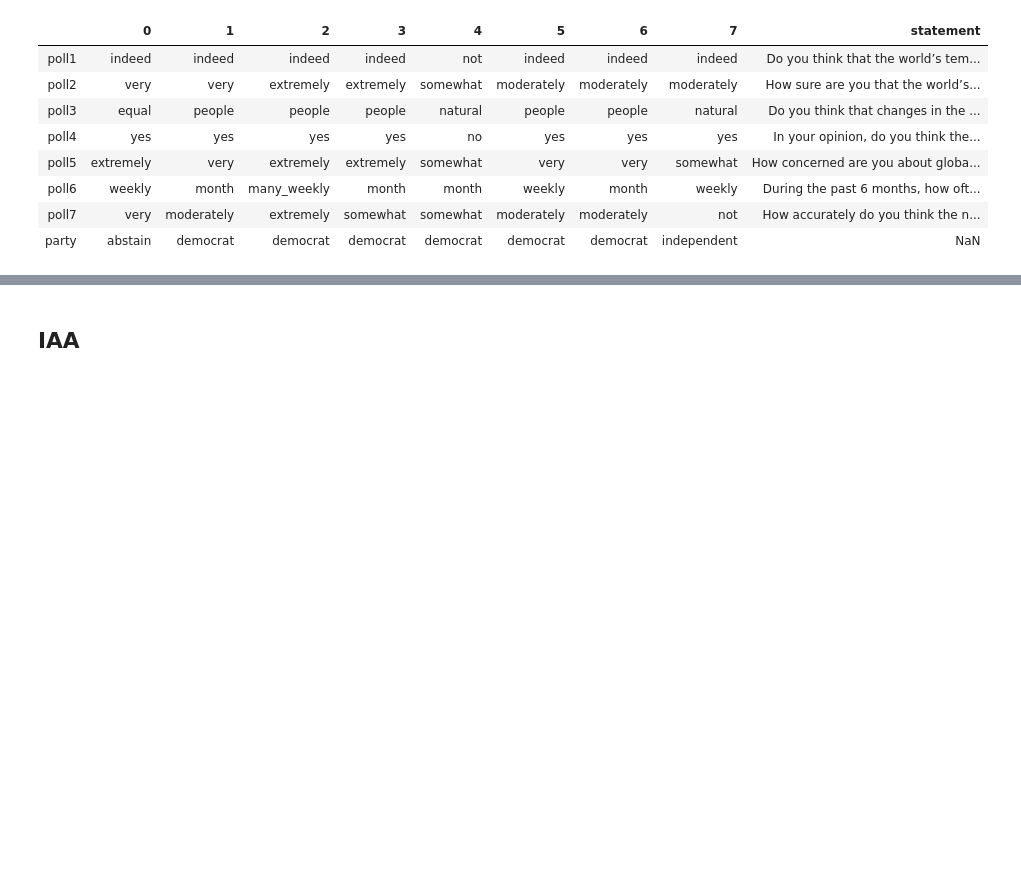
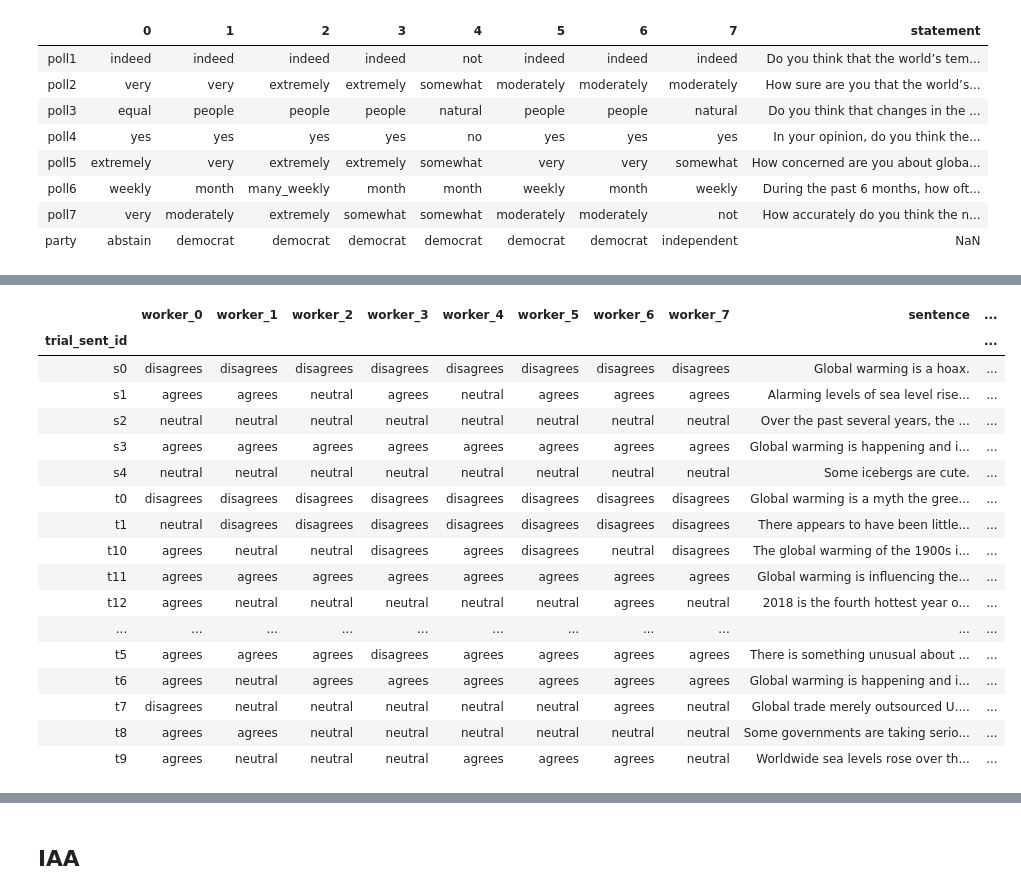
Before and after one commit to yiweiluo/GWStance, a Jupyter notebook: cc_stance/MTurk_results/Inter-annotator agreements.ipynb, the cells around one changed output, grey strips where cells are left out. Saved outputs shown, nothing was run; the diff lists cells and outputs as text; code cells hidden in the pictures; blank space fills up the shorter version.

```diff
--- a/cc_stance/MTurk_results/Inter-annotator agreements.ipynb
+++ b/cc_stance/MTurk_results/Inter-annotator agreements.ipynb
@@ -255,0 +273,21 @@ poll_dfs[3]
+# %%
+worker_labels_per_batch[6]
+# %% [output]
+|  | worker_0 | worker_1 | worker_2 | worker_3 | worker_4 | worker_5 | worker_6 | worker_7 | sentence | ... |
+| trial_sent_id |  |  |  |  |  |  |  |  |  | ... |
+| s0 | disagrees | disagrees | disagrees | disagrees | disagrees | disagrees | disagrees | disagrees | Global warming is a hoax. | ... |
+| s1 | agrees | agrees | neutral | agrees | neutral | agrees | agrees | agrees | Alarming levels of sea level rise... | ... |
+| s2 | neutral | neutral | neutral | neutral | neutral | neutral | neutral | neutral | Over the past several years, the ... | ... |
+| s3 | agrees | agrees | agrees | agrees | agrees | agrees | agrees | agrees | Global warming is happening and i... | ... |
+| s4 | neutral | neutral | neutral | neutral | neutral | neutral | neutral | neutral | Some icebergs are cute. | ... |
+| t0 | disagrees | disagrees | disagrees | disagrees | disagrees | disagrees | disagrees | disagrees | Global warming is a myth the gree... | ... |
+| t1 | neutral | disagrees | disagrees | disagrees | disagrees | disagrees | disagrees | disagrees | There appears to have been little... | ... |
+| t10 | agrees | neutral | neutral | disagrees | agrees | disagrees | neutral | disagrees | The global warming of the 1900s i... | ... |
+| t11 | agrees | agrees | agrees | agrees | agrees | agrees | agrees | agrees | Global warming is influencing the... | ... |
+| t12 | agrees | neutral | neutral | neutral | neutral | neutral | agrees | neutral | 2018 is the fourth hottest year o... | ... |
+| ... | ... | ... | ... | ... | ... | ... | ... | ... | ... | ... |
+| t5 | agrees | agrees | agrees | disagrees | agrees | agrees | agrees | agrees | There is something unusual about ... | ... |
+| t6 | agrees | neutral | agrees | agrees | agrees | agrees | agrees | agrees | Global warming is happening and i... | ... |
+| t7 | disagrees | neutral | neutral | neutral | neutral | neutral | agrees | neutral | Global trade merely outsourced U.... | ... |
+| t8 | agrees | agrees | neutral | neutral | neutral | neutral | neutral | neutral | Some governments are taking serio... | ... |
+| t9 | agrees | neutral | neutral | neutral | agrees | agrees | agrees | neutral | Worldwide sea levels rose over th... | ... |
```
Also changed, not shown: parts of 23 cells of this notebook, 1 other file.
